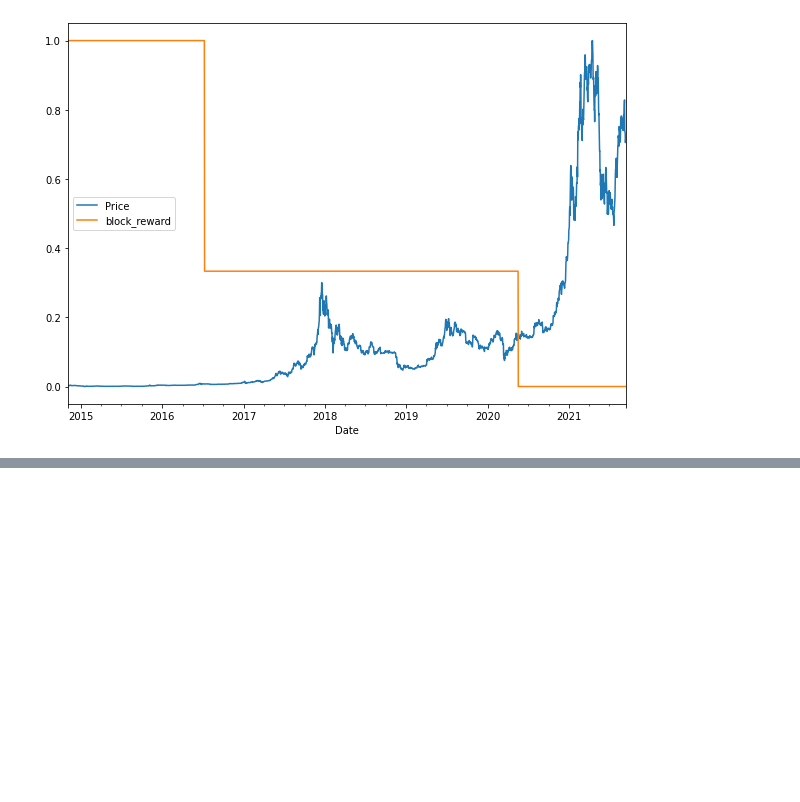
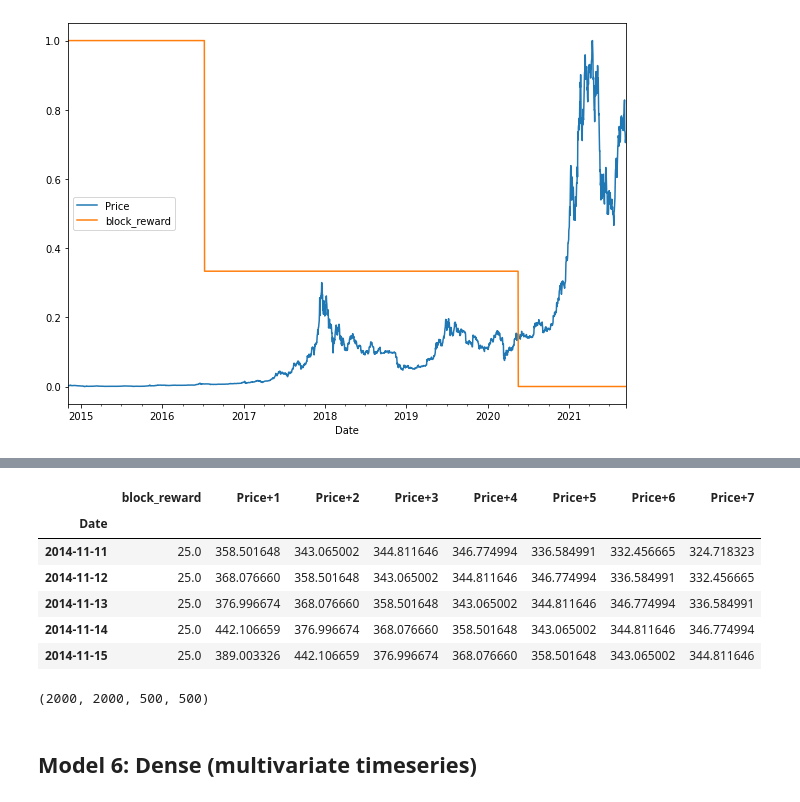
Before and after one commit to Dimisz/tensorflow_projects, a Jupyter notebook: time_series/bitcoin_price_prediction.ipynb, the cells around one changed output, grey strips where cells are left out. Saved outputs shown, nothing was run; the diff lists cells and outputs as text; code cells hidden in the pictures; blank space fills up the shorter version.

```diff
--- a/time_series/bitcoin_price_prediction.ipynb
+++ b/time_series/bitcoin_price_prediction.ipynb
@@ -1278,0 +1296,23 @@ scaled_price_block_df.plot(figsize=(10,7))
+# %%
+# Create X (windows) and y(horizons) features
+X = bitcoin_prices_windowed.dropna().drop("Price", axis=1).astype(np.float32)
+y = bitcoin_prices_windowed.dropna()['Price'].astype(np.float32)
+X.head()
+# %% [output]
+|  | block_reward | Price+1 | Price+2 | Price+3 | Price+4 | Price+5 | Price+6 | Price+7 |
+| Date |  |  |  |  |  |  |  |  |
+| 2014-11-11 | 25.0 | 358.501648 | 343.065002 | 344.811646 | 346.774994 | 336.584991 | 332.456665 | 324.718323 |
+| 2014-11-12 | 25.0 | 368.076660 | 358.501648 | 343.065002 | 344.811646 | 346.774994 | 336.584991 | 332.456665 |
+| 2014-11-13 | 25.0 | 376.996674 | 368.076660 | 358.501648 | 343.065002 | 344.811646 | 346.774994 | 336.584991 |
+| 2014-11-14 | 25.0 | 442.106659 | 376.996674 | 368.076660 | 358.501648 | 343.065002 | 344.811646 | 346.774994 |
+| 2014-11-15 | 25.0 | 389.003326 | 442.106659 | 376.996674 | 368.076660 | 358.501648 | 343.065002 | 344.811646 |
+# %%
+# Make train and test sets using indexing
+split_size = int(len(X) * 0.8)
+X_train, y_train = X[:split_size], y[:split_size]
+X_test, y_test = X[split_size:], y[split_size:]
+len(X_train), len(y_train), len(X_test), len(y_test)
+# %% [output]
+(2000, 2000, 500, 500)
+# %% [markdown]
+## Model 6: Dense (multivariate timeseries)
```
Also changed, not shown: parts of 30 cells of this notebook.
